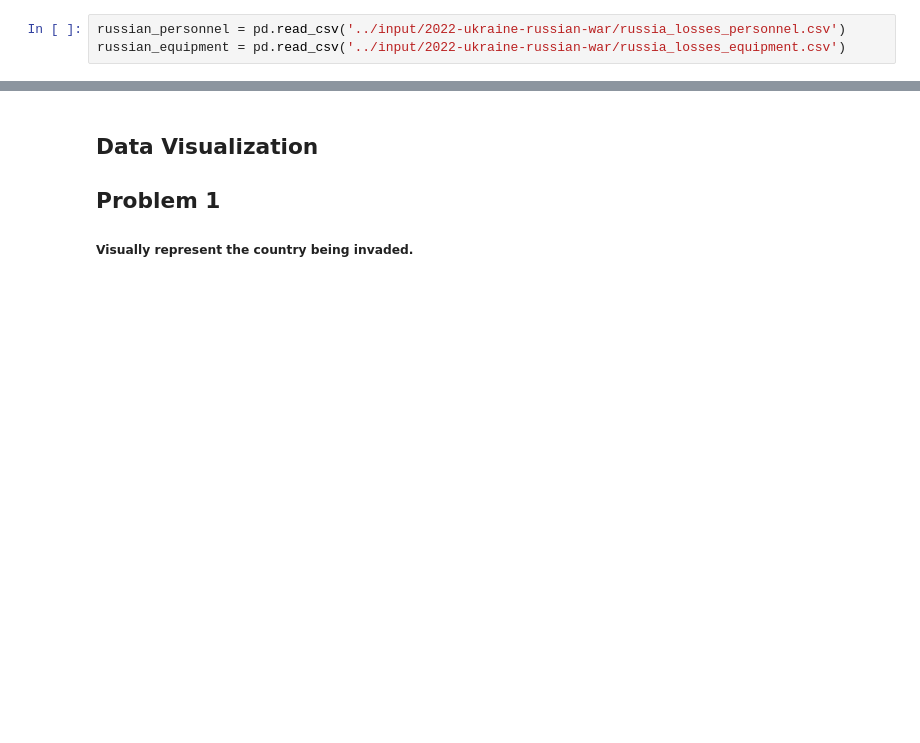
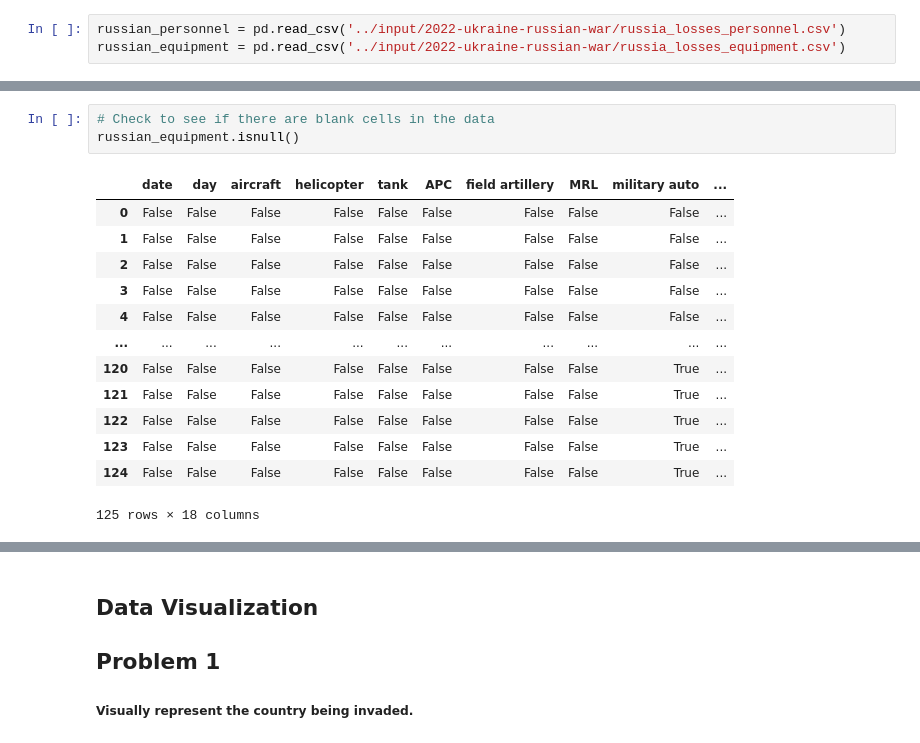
Before and after one commit to Sonya-7/Russian_Invasion_of_Ukraine, a Jupyter notebook: russian-invasion-of-ukraine.ipynb, the cells around one changed output, grey strips where cells are left out. Cells and saved outputs as stored; diff of their text form; blank space fills up the shorter version.

```diff
--- a/russian-invasion-of-ukraine.ipynb
+++ b/russian-invasion-of-ukraine.ipynb
@@ -87,3 +88,20 @@ russian_equipment
+# %%
+# Check to see if there are blank cells in the data
+russian_equipment.isnull()
+# %% [output]
+|  | date | day | aircraft | helicopter | tank | APC | field artillery | MRL | military auto | ... |
+| 0 | False | False | False | False | False | False | False | False | False | ... |
+| 1 | False | False | False | False | False | False | False | False | False | ... |
+| 2 | False | False | False | False | False | False | False | False | False | ... |
+| 3 | False | False | False | False | False | False | False | False | False | ... |
+| 4 | False | False | False | False | False | False | False | False | False | ... |
+| ... | ... | ... | ... | ... | ... | ... | ... | ... | ... | ... |
+| 120 | False | False | False | False | False | False | False | False | True | ... |
+| 121 | False | False | False | False | False | False | False | False | True | ... |
+| 122 | False | False | False | False | False | False | False | False | True | ... |
+| 123 | False | False | False | False | False | False | False | False | True | ... |
+| 124 | False | False | False | False | False | False | False | False | True | ... |
+125 rows × 18 columns
 # %%
 #fill empty spaces in Dataframe with zeroes and set index for sorting by date.
 russian_equipment = russian_equipment.fillna(0)
```
Also changed, not shown: parts of 18 cells of this notebook.
